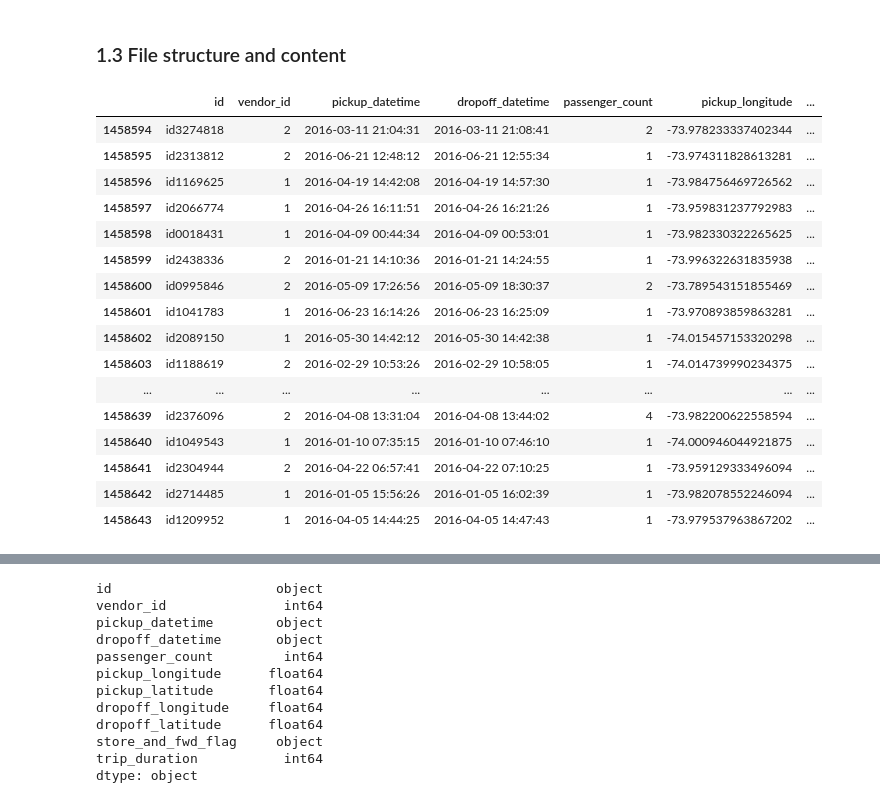
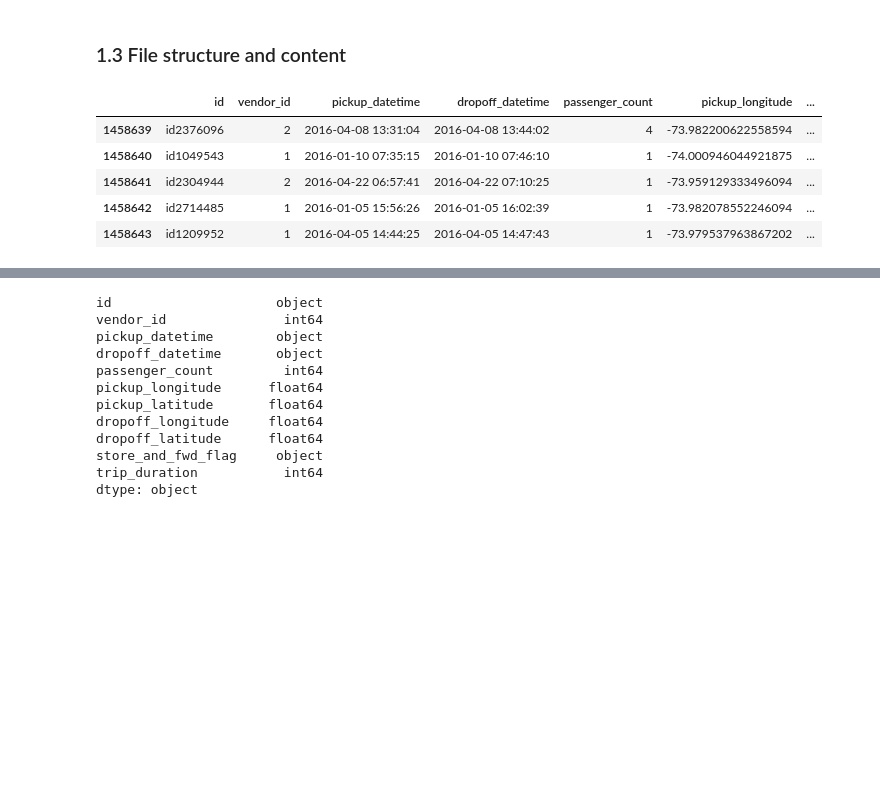
Before and after one commit to jadoonengr/Kaggle-Taxi-NYC, a Jupyter notebook: NYX_Taxi.ipynb, the cells around one changed output, grey strips where cells are left out. Cells and saved outputs as stored; diff of their text form; code cells hidden in the pictures; blank space fills up the shorter version.

```diff
--- a/NYX_Taxi.ipynb
+++ b/NYX_Taxi.ipynb
@@ -53,20 +64,9 @@ test = pd.read_csv(test_file, header = 0)
 # %% [markdown]
 ### 1.3 File structure and content
 # %%
-train.tail(50)
+train.tail()
 # %% [output]
 |  | id | vendor_id | pickup_datetime | dropoff_datetime | passenger_count | pickup_longitude | ... |
-| 1458594 | id3274818 | 2 | 2016-03-11 21:04:31 | 2016-03-11 21:08:41 | 2 | -73.978233337402344 | ... |
-| 1458595 | id2313812 | 2 | 2016-06-21 12:48:12 | 2016-06-21 12:55:34 | 1 | -73.974311828613281 | ... |
-| 1458596 | id1169625 | 1 | 2016-04-19 14:42:08 | 2016-04-19 14:57:30 | 1 | -73.984756469726562 | ... |
-| 1458597 | id2066774 | 1 | 2016-04-26 16:11:51 | 2016-04-26 16:21:26 | 1 | -73.959831237792983 | ... |
-| 1458598 | id0018431 | 1 | 2016-04-09 00:44:34 | 2016-04-09 00:53:01 | 1 | -73.982330322265625 | ... |
-| 1458599 | id2438336 | 2 | 2016-01-21 14:10:36 | 2016-01-21 14:24:55 | 1 | -73.996322631835938 | ... |
-| 1458600 | id0995846 | 2 | 2016-05-09 17:26:56 | 2016-05-09 18:30:37 | 2 | -73.789543151855469 | ... |
-| 1458601 | id1041783 | 1 | 2016-06-23 16:14:26 | 2016-06-23 16:25:09 | 1 | -73.970893859863281 | ... |
-| 1458602 | id2089150 | 1 | 2016-05-30 14:42:12 | 2016-05-30 14:42:38 | 1 | -74.015457153320298 | ... |
-| 1458603 | id1188619 | 2 | 2016-02-29 10:53:26 | 2016-02-29 10:58:05 | 1 | -74.014739990234375 | ... |
-| ... | ... | ... | ... | ... | ... | ... | ... |
 | 1458639 | id2376096 | 2 | 2016-04-08 13:31:04 | 2016-04-08 13:44:02 | 4 | -73.982200622558594 | ... |
 | 1458640 | id1049543 | 1 | 2016-01-10 07:35:15 | 2016-01-10 07:46:10 | 1 | -74.000946044921875 | ... |
 | 1458641 | id2304944 | 2 | 2016-04-22 06:57:41 | 2016-04-22 07:10:25 | 1 | -73.959129333496094 | ... |
```
Also changed, not shown: parts of 17 cells of this notebook.
